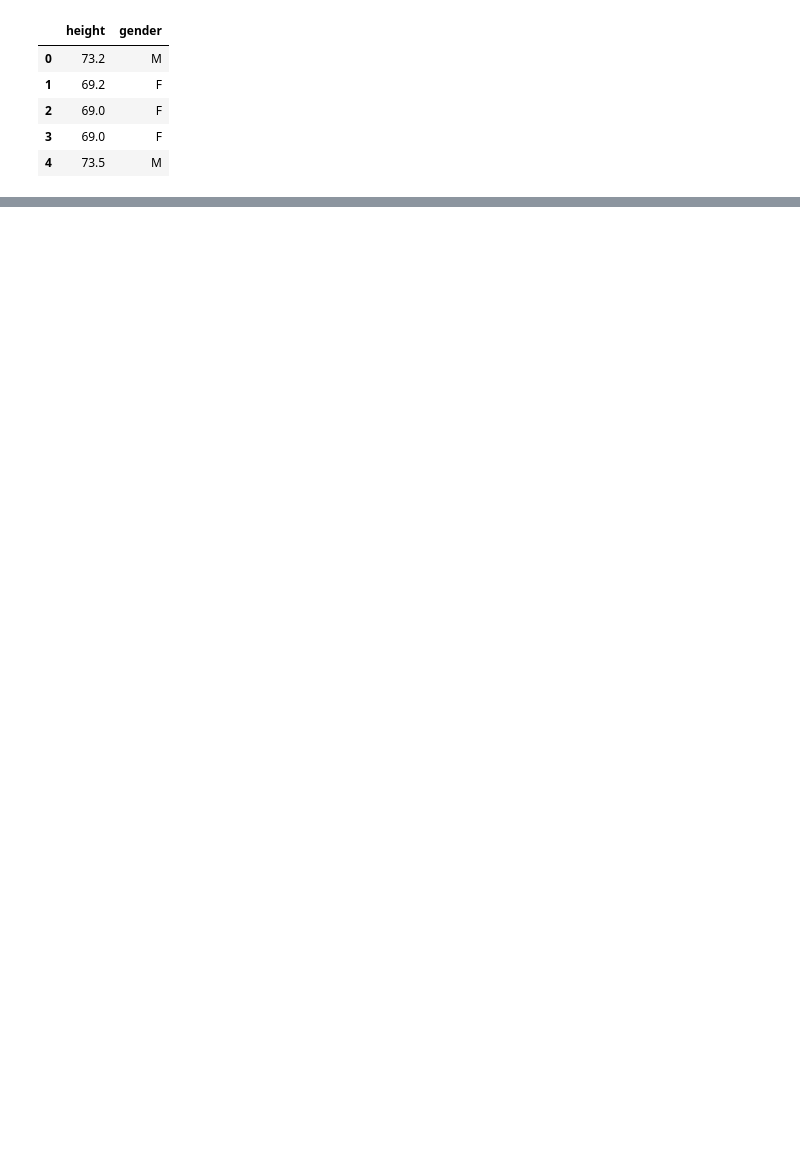
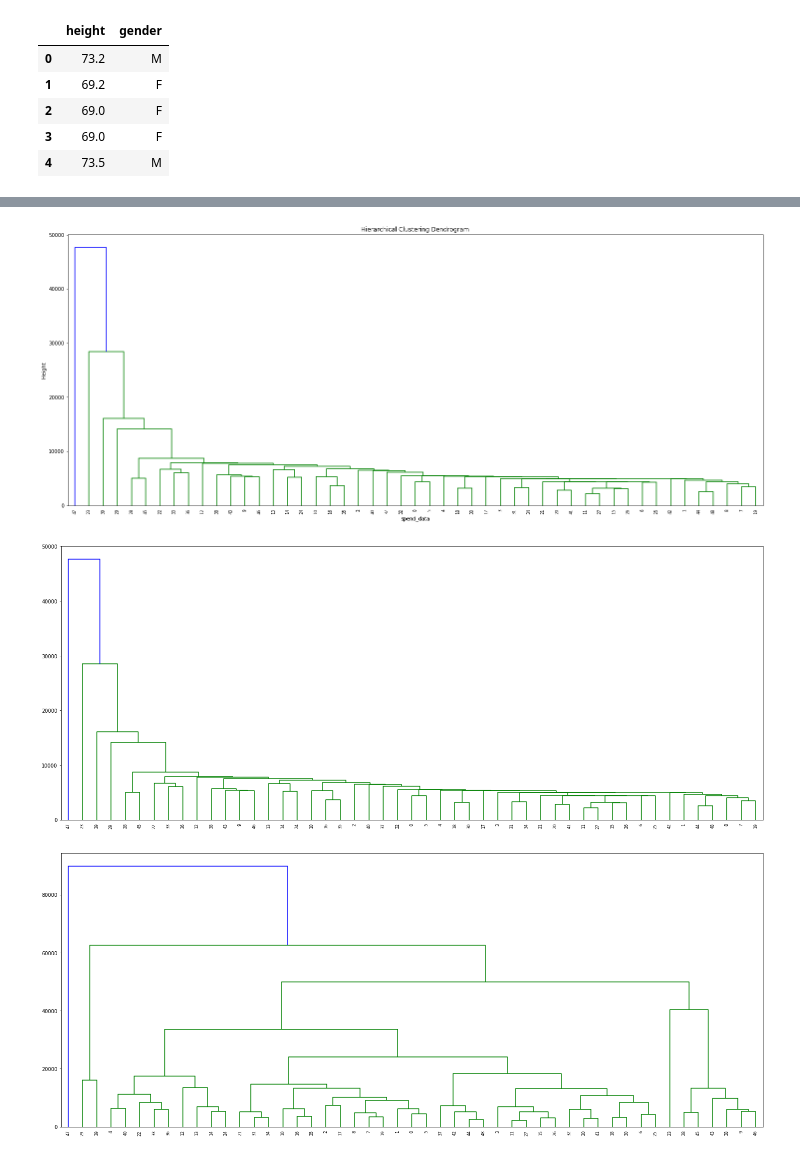
Before and after one commit to axxypatel/Data_Science_Class, a Jupyter notebook: RtoPython_Clustering_Assignment2.ipynb, the cells around one changed output, grey strips where cells are left out. Cells and saved outputs as stored; diff of their text form; code cells hidden in the pictures; blank space fills up the shorter version.

Commit message:
Implements the hclust and dendrogram function in python

```diff
--- a/RtoPython_Clustering_Assignment2.ipynb
+++ b/RtoPython_Clustering_Assignment2.ipynb
@@ -46,0 +223,29 @@ NameError: name 'spend_data' is not defined
+# %%
+spend_data.head()
+spend_h_cluster = linkage(spend_data)
+plt.figure(figsize=(25, 10))
+plt.title('Hierarchical Clustering Dendrogram')
+plt.ylabel('Height')
+plt.xlabel('spend_data')
+dendrogram(spend_h_cluster,leaf_rotation=90.,leaf_font_size=8.)
+plt.show()
+spend_h_cluster_si = linkage(spend_data,method='single')
+spend_h_cluster_co = linkage(spend_data,method='complete')
+spend_h_cluster_av = linkage(spend_data,method='average')
+spend_h_cluster_ce = linkage(spend_data,method='centroid')
+plt.figure(figsize=(25, 10))
+dendrogram(spend_h_cluster_si,leaf_rotation=90.,leaf_font_size=8.)
+plt.show()
+plt.figure(figsize=(25, 10))
+dendrogram(spend_h_cluster_co,leaf_rotation=90.,leaf_font_size=8.)
+plt.show()
+plt.figure(figsize=(25, 10))
+dendrogram(spend_h_cluster_av,leaf_rotation=90.,leaf_font_size=8.)
+plt.show()
+plt.figure(figsize=(25, 10))
+dendrogram(spend_h_cluster_ce,leaf_rotation=90.,leaf_font_size=8.)
+plt.show()
+# %% [output]
+[figure, added]
+[figure, added]
+[figure, added]
```
Also changed, not shown: parts of 12 cells of this notebook.
